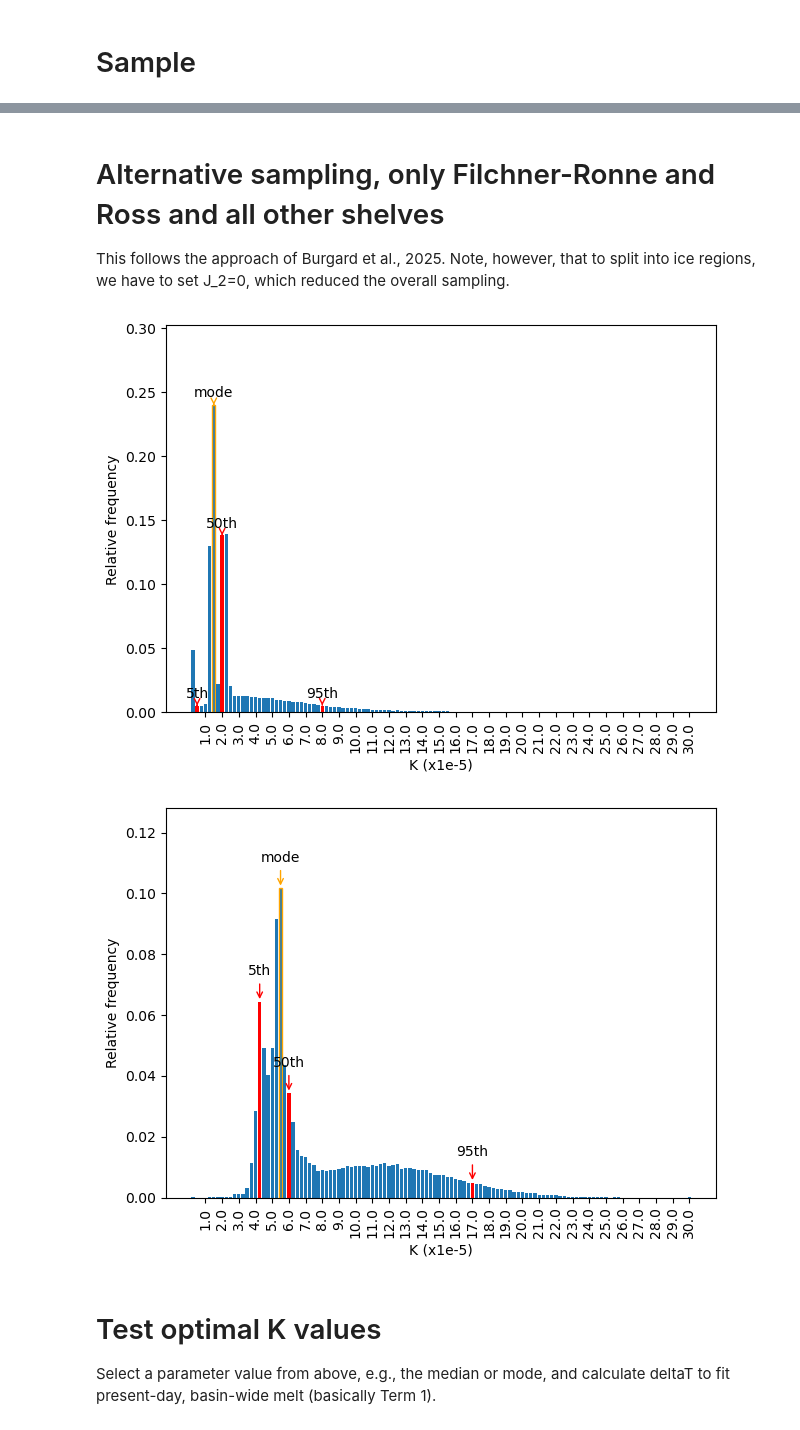
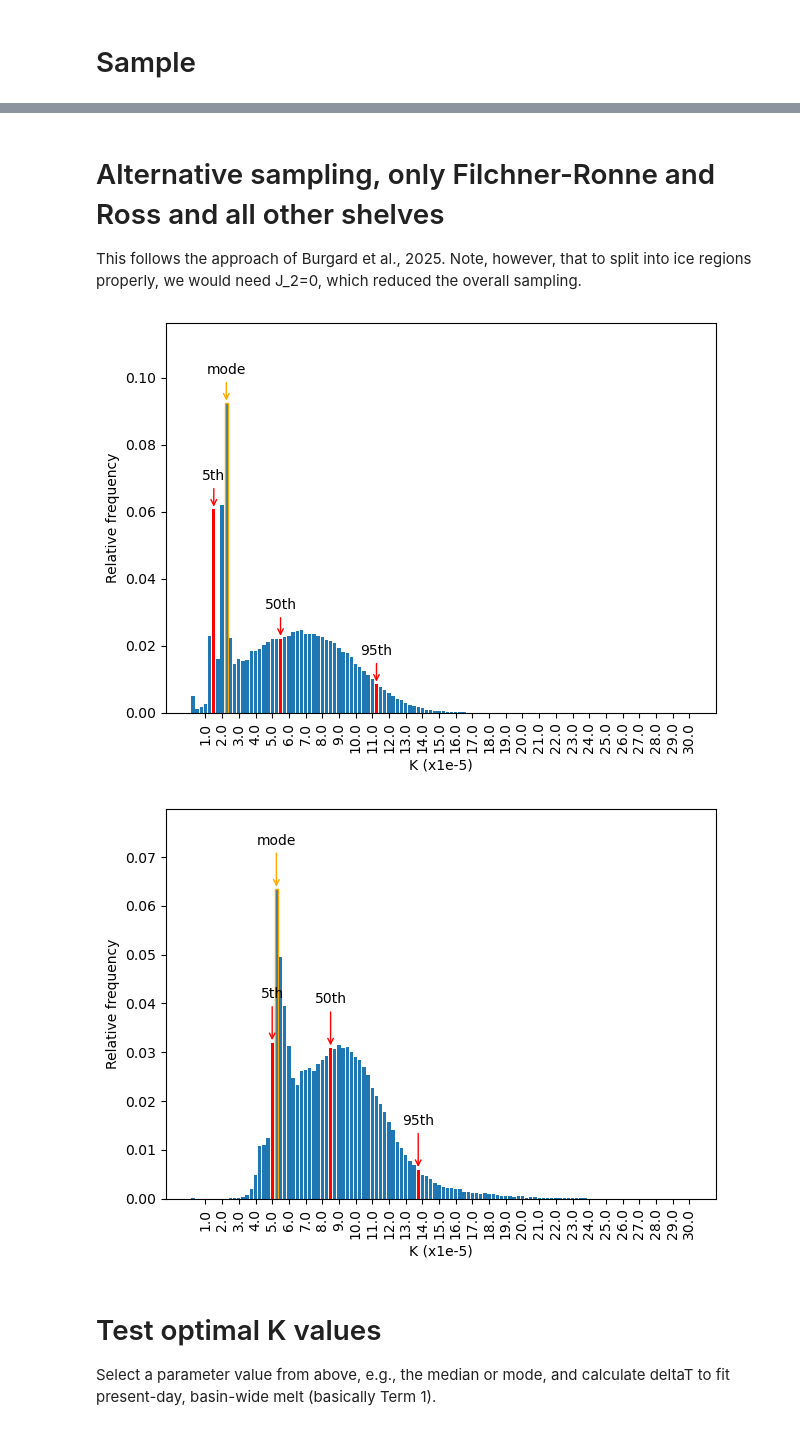
Before and after one commit to ismip/ismip7-antarctic-ocean-forcing, a Jupyter notebook: parameterisations/parameter_selection_quadratic_example.ipynb, the cells around one changed output, grey strips where cells are left out. Cells and saved outputs as stored; diff of their text form; code cells hidden in the pictures.

```diff
--- a/parameterisations/parameter_selection_quadratic_example.ipynb
+++ b/parameterisations/parameter_selection_quadratic_example.ipynb
@@ -379,8 +391,8 @@ MeltDataImbie = pd.read_csv(os.path.join(data_path, 'meltobs','Melt_Paolo_Daviso
 
 buttressing_target = xr.load_dataset(os.path.join(data_path,  "meltobs","melt_target_term2_v3.nc"))
 
-cold_target = xr.load_dataset(os.path.join(data_path, "ocean_modelling_data","melt_cold_target_term3.nc"))
-warm_target = xr.load_dataset(os.path.join(data_path, "ocean_modelling_data","melt_warm_target_term3.nc"))
+cold_target = xr.load_dataset(os.path.join(data_path, "ocean_modelling_data","melt_cold_target_term3_v2.nc"))
+warm_target = xr.load_dataset(os.path.join(data_path, "ocean_modelling_data","melt_warm_target_term3_v2.nc"))
 
 t4_obs = xr.load_dataset(os.path.join(data_path, "ocean_observations_data","melt_observations_target_term4.nc"))
 # %% [markdown]
@@ -452,8 +464,11 @@ t3_weights = xr.DataArray(
             "basins": t3_model.basins.values}
 )
 
-# only use mathiot, and naughten_ais_1
-t3_weights = t3_weights.where((t3_weights.model == "mathiot") | (t3_weights.model == "naughten_ais_1"), other=0)
+# only use mathiot, naughten_ais_1, jourdain_naughten and naughten_naughten
+t3_weights = t3_weights.where(
+    (t3_weights.model == "mathiot") | (t3_weights.model == "naughten_ais_1") |
+    (t3_weights.model == "jourdain_naughten") | (t3_weights.model == "naughten_naughten")
+    , other=0)
 
 # Test other weights, for example:
 #t3_weights = t3_weights.where(t3_weights.model == "timmermann", other=0)
@@ -462,10 +477,8 @@ t3_weights = t3_weights.where((t3_weights.model == "mathiot") | (t3_weights.mode
 #                               (t1_weights.basins==14) |
 #                               (t1_weights.basins==7) |
 #                               (t1_weights.basins==4), other=0)
-#
 # Only sample Amundsen Sea
 #t3_weights = t3_weights.where( (t1_weights.basins==9) , other=0)
-#
 # Remove term 3 completely
 #t3_weights = t3_weights*0
 # %%
@@ -646,8 +659,11 @@ t3_weights = xr.DataArray(
             "basins": t3_model.basins.values}
 )
 
-# only use mathiot, and naughten_ais_1
-#t3_weights = t3_weights.where((t3_weights.model == "mathiot") | (t3_weights.model == "naughten_ais_1"), other=0)
+# only use mathiot, naughten_ais_1, jourdain_naughten, naughten_naughtem
+t3_weights = t3_weights.where(
+    (t3_weights.model == "mathiot") | (t3_weights.model == "naughten_ais_1") |
+    (t3_weights.model == "jourdain_naughten") | (t3_weights.model == "naughten_naughten")
+    , other=0)
 
 # Only sample Amundsen Sea
 t3_weights = t3_weights.where( (t1_weights.basins==9) , other=0)
@@ -787,7 +802,7 @@ plt.savefig(os.path.join(figure_dir,'Optimise_quadratic_sample_ASE.png'))
 # %% [markdown]
 # Alternative sampling, only Filchner-Ronne and Ross and all other shelves
 
-This follows the approach of Burgard et al., 2025. Note, however, that to split into ice regions, we have to set J_2=0, which reduced the overall sampling.
+This follows the approach of Burgard et al., 2025. Note, however, that to split into ice regions properly, we would need J_2=0, which reduced the overall sampling.
 # %%
 t1_weights = xr.DataArray(
     t1_model.isel(p1=0,p2=0)*0+1,
@@ -802,7 +817,7 @@ t2_weights = xr.DataArray(
     dims=["BFRN_bins"],
     coords={"BFRN_bins": t2_obs_mean.BFRN_bins.values}
 )
-t2_weights = t2_weights*0
+#t2_weights = t2_weights*0
 
 weights_data = np.ones(t3_model.isel(p1=0,p2=0).shape)
 t3_weights = xr.DataArray(
@@ -811,8 +826,10 @@ t3_weights = xr.DataArray(
     coords={"model": t3_model.model.values,
             "basins": t3_model.basins.values}
 )
-# only use mathiot, and naughten_ais_1
-t3_weights = t3_weights.where((t3_weights.model == "mathiot") | (t3_weights.model == "naughten_ais_1"), other=0)
+# only use standard
+t3_weights = t3_weights.where((t3_weights.model == "mathiot") | (t3_weights.model == "naughten_ais_1") |
+                              (t3_weights.model == "jourdain_naughten") | (t3_weights.model == "naughten_naughten")
+                              , other=0)
 # Only sample FRIS, ROSS
 t3_weights = t3_weights.where( (t1_weights.basins==7)|(t1_weights.basins==14) , other=0)
 
@@ -879,7 +896,7 @@ plt.tight_layout()
 
 #plt.savefig(os.path.join(figure_dir,'Optimise_quadratic_sample_FRIS_Ross.png'))
 # %% [output]
-[figure, old version]
+[figure, new version]
 # %%
 t1_weights = xr.DataArray(
     t1_model.isel(p1=0,p2=0)*0+1,
@@ -894,7 +911,7 @@ t2_weights = xr.DataArray(
     dims=["BFRN_bins"],
     coords={"BFRN_bins": t2_obs_mean.BFRN_bins.values}
 )
-t2_weights = t2_weights*0
+#t2_weights = t2_weights*0
 
 weights_data = np.ones(t3_model.isel(p1=0,p2=0).shape)
 t3_weights = xr.DataArray(
@@ -903,8 +920,10 @@ t3_weights = xr.DataArray(
     coords={"model": t3_model.model.values,
             "basins": t3_model.basins.values}
 )
-# only use mathiot, and naughten_ais_1
-t3_weights = t3_weights.where((t3_weights.model == "mathiot") | (t3_weights.model == "naughten_ais_1"), other=0)
+# only use standard
+t3_weights = t3_weights.where((t3_weights.model == "mathiot") | (t3_weights.model == "naughten_ais_1") |
+                              (t3_weights.model == "jourdain_naughten") | (t3_weights.model == "naughten_naughten")
+                              , other=0)
 # Only sample FRIS, ROSS
 t3_weights = t3_weights.where( (t1_weights.basins!=7) & (t1_weights.basins!=14) , other=0)
 
@@ -945,34 +964,34 @@ ax.bar(positions, counts/sample_size, width=0.8)
 
 for i,val in enumerate(vals):
     bin_index = np.digitize(val, bin_edges) - 1
     ax.patches[bin_index].set_facecolor('red')
     bin_center = bin_index
     plt.annotate(labs[i], xy=(bin_center, counts[bin_index]/sample_size),
                  xytext=(bin_center, (counts[bin_index]+sample_size/100)/sample_size),
                  ha='center', va='center',
                  arrowprops=dict(arrowstyle='->', color='red'))
 
 for mode in [pd_ensemble.p1.values[np.argmax(counts) ]]:
     bin_index = np.digitize(mode, bin_edges) - 1
     ax.patches[bin_index].set_edgecolor('orange')
     bin_center = bin_index
     plt.annotate('mode', xy=(bin_center, counts[bin_index]/sample_size),
                  xytext=(bin_center, (counts[bin_index]+sample_size/100)/sample_size),
                 ha='center', va='center',
                  arrowprops=dict(arrowstyle='->', color='orange'))
 
 labels = np.round(pd_ensemble.p1.values*1e5, 1)
 ax.set_xticks(positions[3::4], labels[3::4], rotation=90)
 ax.set_xlabel('K (x1e-5)')
 ax.set_ylabel('Relative frequency')
 ymax = ax.get_ylim()[1]
 ax.set_ylim(0, ymax * 1.2)
 
 plt.tight_layout()
 
 #plt.savefig(os.path.join(figure_dir,'Optimise_quadratic_sample_exceptFRISRoss.png'))
 # %% [output]
-[figure, old version]
+[figure, new version]
 # %% [markdown]
 # Test optimal K values
 
```
Also changed, not shown: parts of 19 cells of this notebook.
